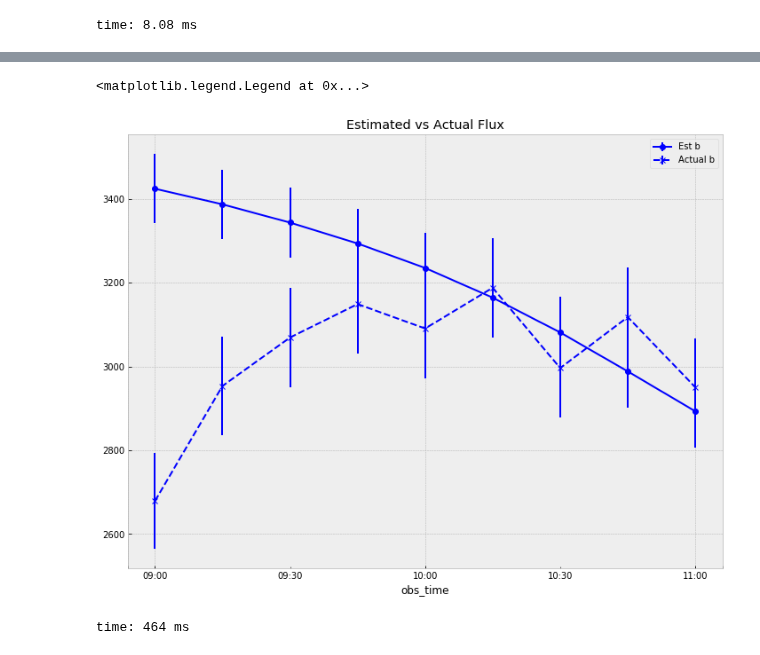
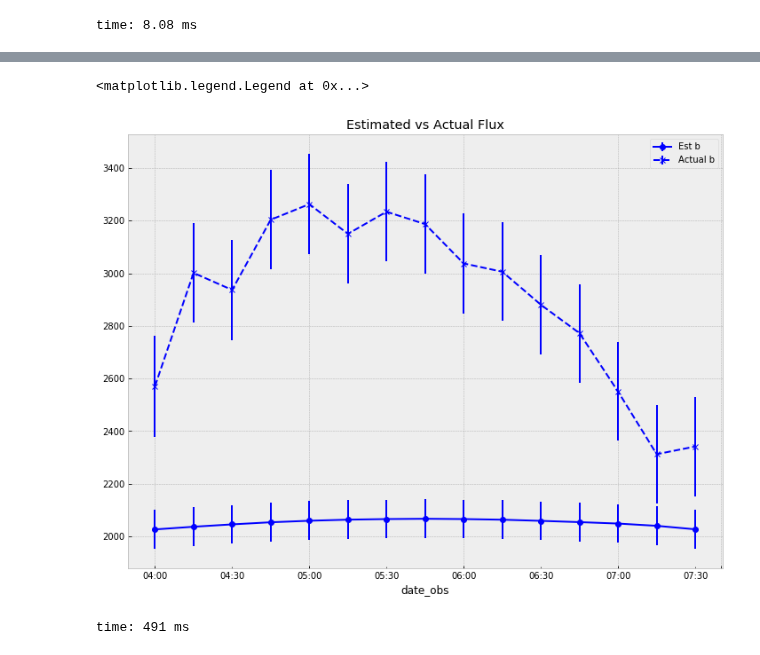
Before and after one commit to panoptes/panoptes-pipeline, a Jupyter notebook: notebooks/processing/PIAA-Estimate-Noise.ipynb, the cells around one changed output, grey strips where cells are left out. Saved outputs shown, nothing was run; the diff lists cells and outputs as text; code cells hidden in the pictures.

Commit message:
Adding noise estimate notebooks

```diff
--- a/notebooks/processing/PIAA-Estimate-Noise.ipynb
+++ b/notebooks/processing/PIAA-Estimate-Noise.ipynb
@@ -200,2 +176,3 @@ time: 33.4 ms
 # %%
-est_counts = pd.DataFrame(photon_counts).set_index(['date_obs'])
+est_counts = pd.DataFrame(est_counts).set_index(['date_obs'])
+est_counts.to_csv(os.path.join(base_dir, f'estimated-noises.csv'))
@@ -220,6 +191,0 @@ time: 6.94 ms
-# %%
-plt.figure(figsize=(12, 9))
-for color in 'rgb':
-    (est_counts.loc[est_counts.color == color].counts / target_table[f'flux_{color}']).plot(color=color)
-
-plt.title(f'Overestimate of photon counts - {picid}')
@@ -241,0 +192,3 @@ time: 32.8 ms
+# %%
+sources_noise = pd.read_csv(os.path.join(base_dir, f'point-sources-noise.csv')).set_index(['date_obs'])
+sources_noise.index = pd.to_datetime(sources_noise.index)
@@ -241,0 +197,2 @@ time: 32.8 ms
+# %%
+target_table = sources_noise.loc[sources_noise.picid == picid]
@@ -251,17 +210,18 @@ time: 22.6 ms
 # %%
 plt.figure(figsize=(12, 9))
 
 for color in 'b':
     color_data = binned_est.loc[color]
 
     est_noise = np.sqrt(color_data.photon_noise**2 + color_data.readout_noise**2 + color_data.scint_noise**2)
+    target_noise = np.sqrt(binned_target[f'{color}_back_std']**2 + binned_target[f'{color}_readout_noise']**2 + binned_target[f'{color}_stamp_noise']**2)
 
     color_data.counts.plot(marker='o', color=color, yerr=(color_data.counts * est_noise), label=f'Est {color}')
-    binned_target[f'flux_{color}'].plot(yerr=(binned_target[f'photon_noise_stamp_{color}'] + binned_target[f'readout_stamp_{color}']),color=color, marker='x', ls='--', label=f'Actual {color}')
+    binned_target[f'{color}_stamp'].plot(yerr=target_noise, color=color, marker='x', ls='--', label=f'Actual {color}')
 
 plt.title('Estimated vs Actual Flux')
 plt.legend()
 # %% [output]
 <matplotlib.legend.Legend at 0x...>
-[figure, old version]
+[figure, new version]
-time: 464 ms
+time: 491 ms
```
Also changed, not shown: parts of 15 cells of this notebook, 1 other file.
